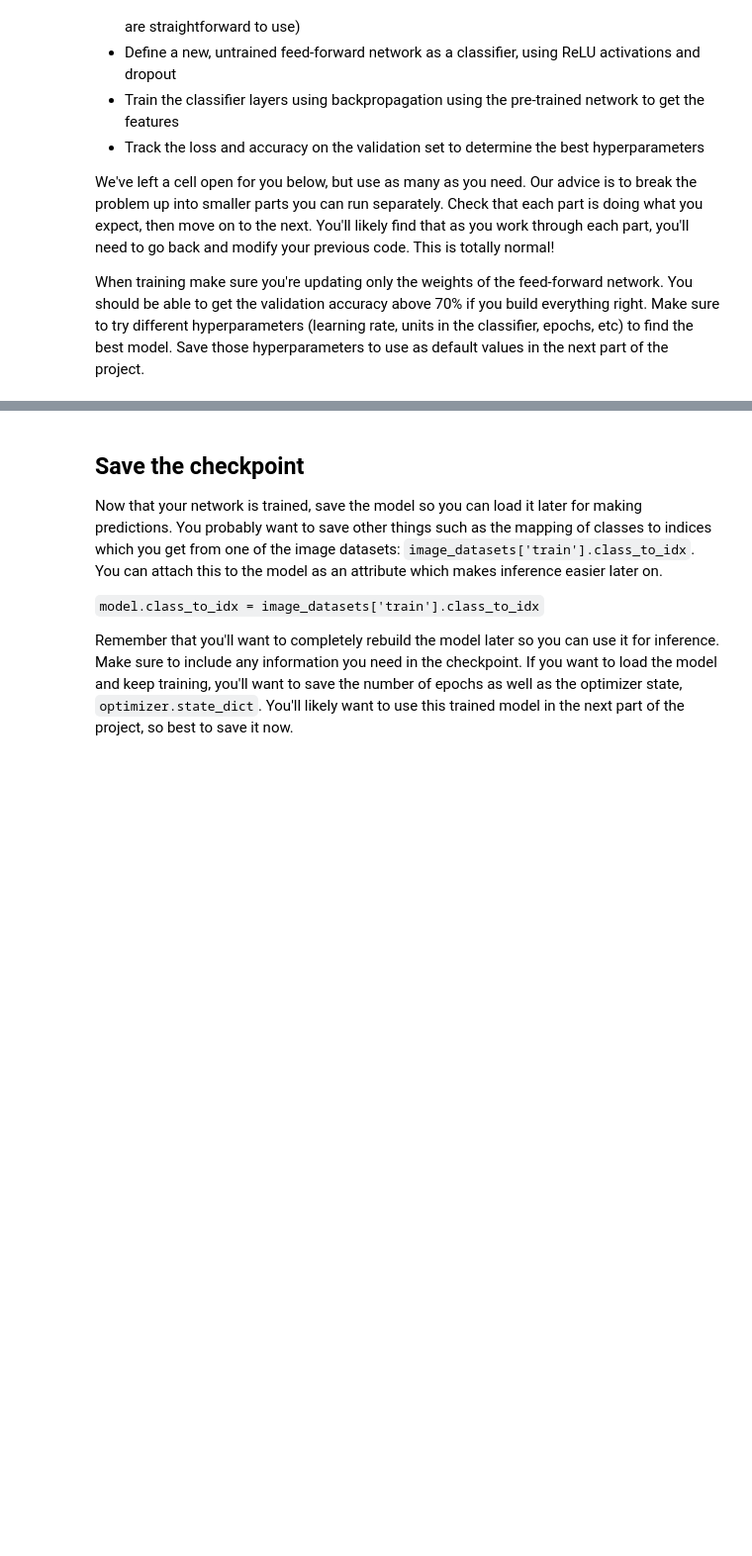
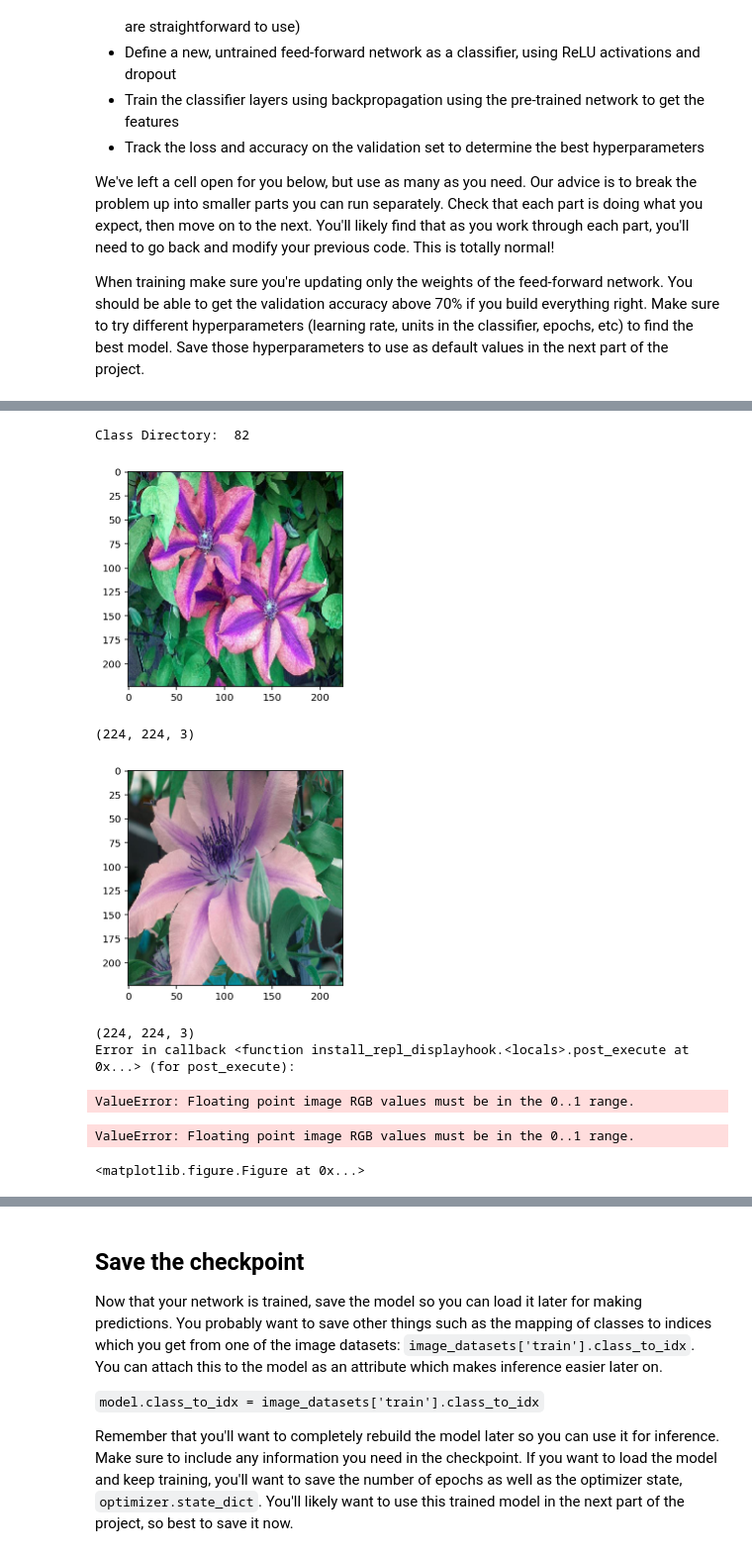
Before and after one commit to madisonestabrook/PyTorch_Lab, a Jupyter notebook: Image Classifier Project.ipynb, the cells around one changed output, grey strips where cells are left out. Shown: that part at 99% size. Saved outputs shown, nothing was run; the diff lists cells and outputs as text; code cells hidden in the pictures; blank space fills up the shorter version.

```diff
--- a/Image Classifier Project.ipynb
+++ b/Image Classifier Project.ipynb
@@ -55,6 +57,8 @@ train_dir = data_dir + '/train'
 valid_dir = data_dir + '/valid'
 # %%
 # TODO: Define your transforms for the training and validation sets
+classes = os.listdir(valid_dir)
+
 data_transforms = transforms.Compose([transforms.RandomResizedCrop(224),
                                       transforms.ToTensor(),
                                       transforms.Normalize([0.485, 0.456, 0.406],
@@ -189,0 +110,32 @@ RuntimeError: Expected 4-dimensional input for 4-dimensional weight [112, 3, 8,
+# %%
+# TODO: Build and train your network
+
+FILE_DIR = str(np.random.randint(1, 103))
+print("Class Directory: ", FILE_DIR)
+
+for file_name in os.listdir(os.path.join(train_dir, FILE_DIR))[1:3]:
+    img_array = cv2.imread(os.path.join(train_dir, FILE_DIR, file_name))
+    img_array = cv2.resize(img_array, (224, 224), interpolation = cv2.INTER_CUBIC)
+    plt.imshow(img_array)
+    plt.show()
+    print(img_array.shape)
+
+dataiter= iter(trainloader)
+images, labels = dataiter.next()
+images = images.numpy()
+
+fig = plt.figure(figsize=(24, 5))
+for i in np.arange(20):
+    ax = fig.add_subplot(2, 20/2, i+1, xticks=[], yticks=[])
+    plt.imshow(np.transpose(images[i], (1,2,0)))
+    ax.set_title(classes[labels[i]])
+# %% [output]
+Class Directory:  82
+[figure, added]
+(224, 224, 3)
+[figure, added]
+(224, 224, 3)
+Error in callback <function install_repl_displayhook.<locals>.post_execute at 0x...> (for post_execute):
+ValueError: Floating point image RGB values must be in the 0..1 range.
+ValueError: Floating point image RGB values must be in the 0..1 range.
+<matplotlib.figure.Figure at 0x...>
```
Also changed, not shown: parts of 6 cells of this notebook.
